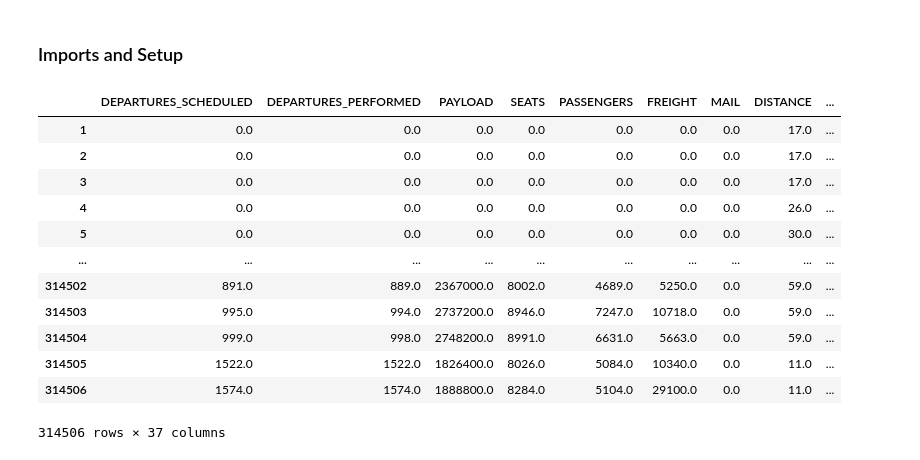
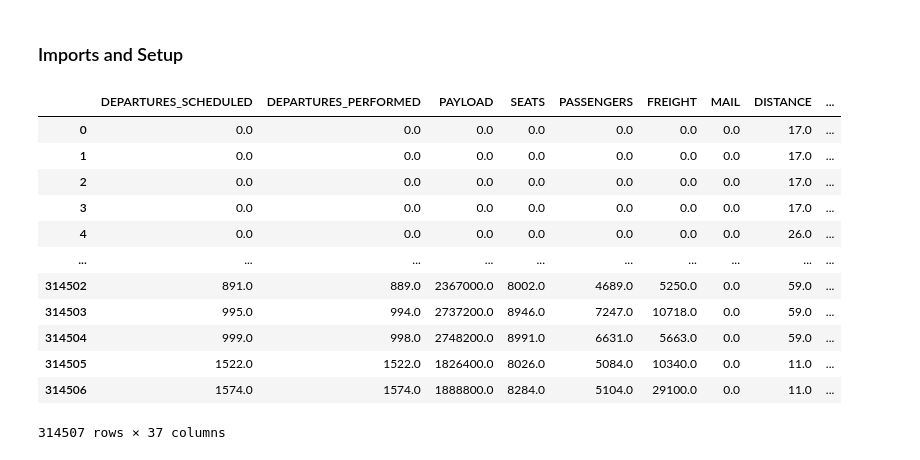
Before and after one commit to admacpherson/T-100-Aviation-Data, a Jupyter notebook: notebook.ipynb, the cells around one changed output. Cells and saved outputs as stored; diff of their text form; code cells hidden in the pictures.

```diff
--- a/notebook.ipynb
+++ b/notebook.ipynb
@@ -15,18 +15,18 @@ big_table['DEST_WAC'] = big_table['Description']
 big_table['ORIGIN_WAC'] = big_table['Description']
 big_table = big_table.drop(columns=['Code', 'Description'])
 # %%
-big_table.loc[1:]
+big_table.loc[:]
 # %% [output]
 |  | DEPARTURES_SCHEDULED | DEPARTURES_PERFORMED | PAYLOAD | SEATS | PASSENGERS | FREIGHT | MAIL | DISTANCE | ... |
+| 0 | 0.0 | 0.0 | 0.0 | 0.0 | 0.0 | 0.0 | 0.0 | 17.0 | ... |
 | 1 | 0.0 | 0.0 | 0.0 | 0.0 | 0.0 | 0.0 | 0.0 | 17.0 | ... |
 | 2 | 0.0 | 0.0 | 0.0 | 0.0 | 0.0 | 0.0 | 0.0 | 17.0 | ... |
 | 3 | 0.0 | 0.0 | 0.0 | 0.0 | 0.0 | 0.0 | 0.0 | 17.0 | ... |
 | 4 | 0.0 | 0.0 | 0.0 | 0.0 | 0.0 | 0.0 | 0.0 | 26.0 | ... |
-| 5 | 0.0 | 0.0 | 0.0 | 0.0 | 0.0 | 0.0 | 0.0 | 30.0 | ... |
 | ... | ... | ... | ... | ... | ... | ... | ... | ... | ... |
 | 314502 | 891.0 | 889.0 | 2367000.0 | 8002.0 | 4689.0 | 5250.0 | 0.0 | 59.0 | ... |
 | 314503 | 995.0 | 994.0 | 2737200.0 | 8946.0 | 7247.0 | 10718.0 | 0.0 | 59.0 | ... |
 | 314504 | 999.0 | 998.0 | 2748200.0 | 8991.0 | 6631.0 | 5663.0 | 0.0 | 59.0 | ... |
 | 314505 | 1522.0 | 1522.0 | 1826400.0 | 8026.0 | 5084.0 | 10340.0 | 0.0 | 11.0 | ... |
 | 314506 | 1574.0 | 1574.0 | 1888800.0 | 8284.0 | 5104.0 | 29100.0 | 0.0 | 11.0 | ... |
-314506 rows × 37 columns
+314507 rows × 37 columns
```
Also changed, not shown: parts of 1 cell of this notebook, 1 other file.
